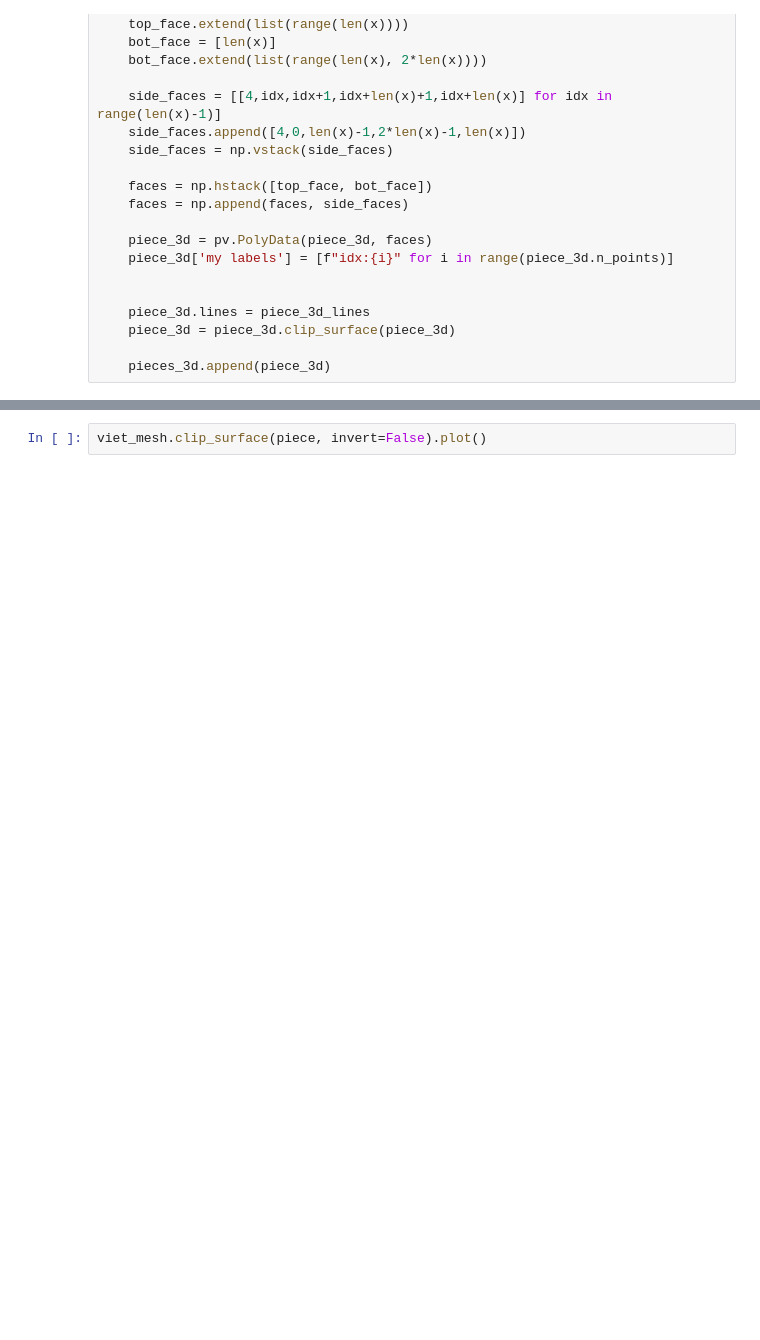
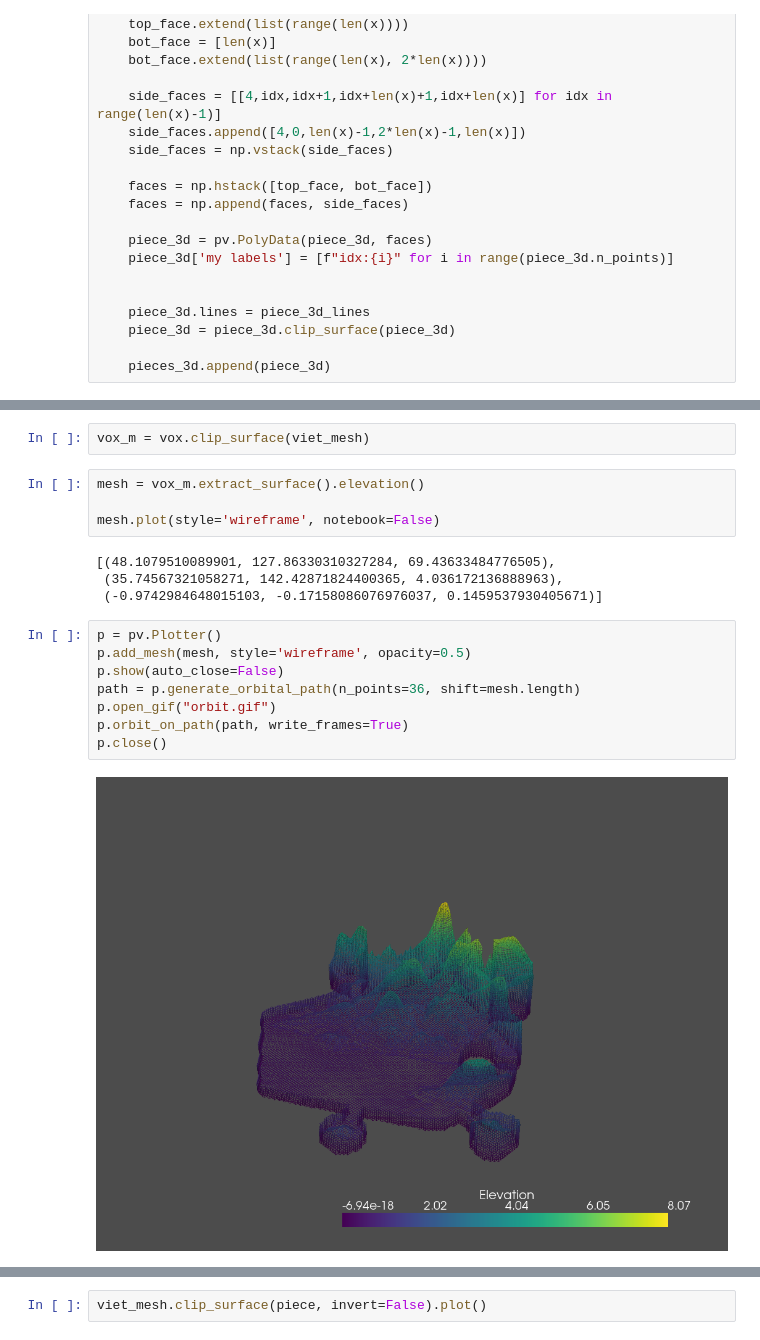
Before and after one commit to nickvazz/Puzzle3D, a Jupyter notebook: GeneratePieces.ipynb, the cells around one changed output, grey strips where cells are left out. Drawn from its saved outputs; the diff is of its cells as text; blank space fills up the shorter version.

```diff
--- a/GeneratePieces.ipynb
+++ b/GeneratePieces.ipynb
@@ -159,0 +218,20 @@ import trimesh.creation as tc
+# %%
+vox_m = vox.clip_surface(viet_mesh)
+# %%
+mesh = vox_m.extract_surface().elevation()
+
+mesh.plot(style='wireframe', notebook=False)
+# %% [output]
+[(48.1079510089901, 127.86330310327284, 69.43633484776505),
+ (35.74567321058271, 142.42871824400365, 4.036172136888963),
+ (-0.9742984648015103, -0.17158086076976037, 0.1459537930405671)]
+# %%
+p = pv.Plotter()
+p.add_mesh(mesh, style='wireframe', opacity=0.5)
+p.show(auto_close=False)
+path = p.generate_orbital_path(n_points=36, shift=mesh.length)
+p.open_gif("orbit.gif")
+p.orbit_on_path(path, write_frames=True)
+p.close()
+# %% [output]
+[figure, added]
```
Also changed, not shown: parts of 40 cells of this notebook, 18 other files.
